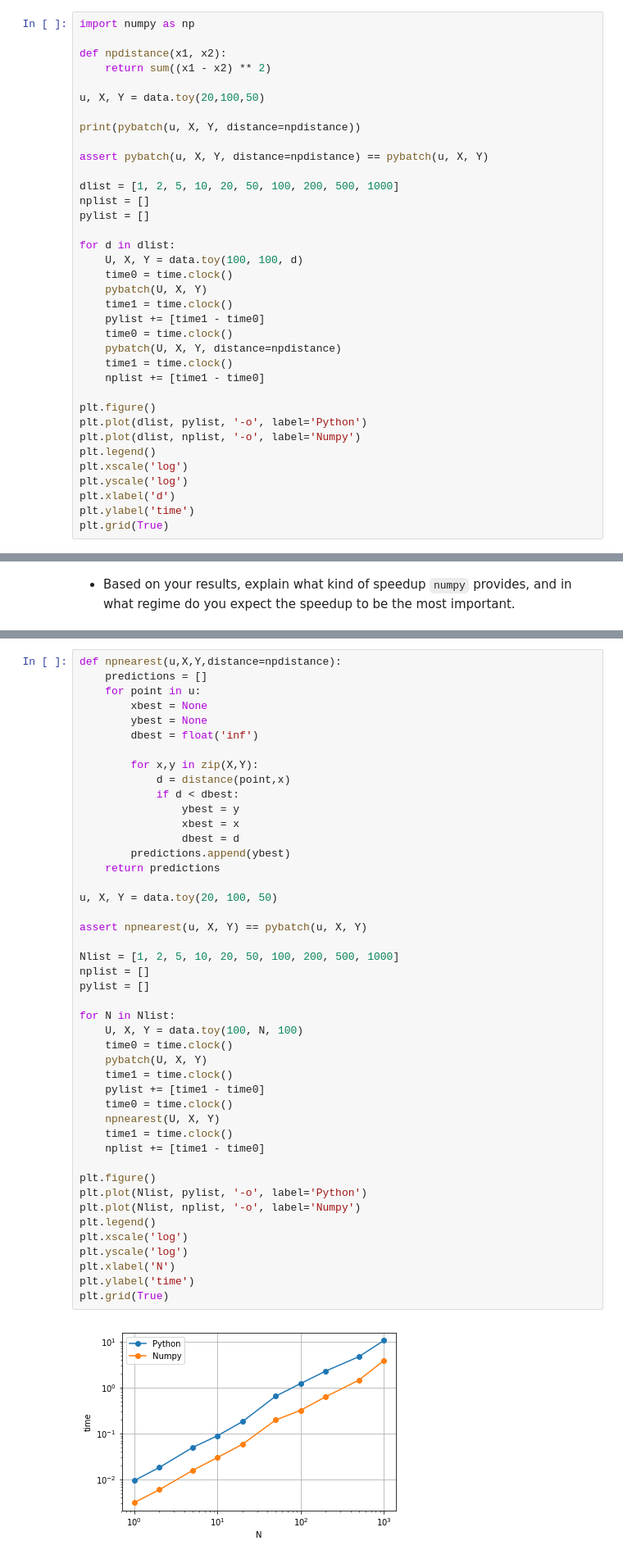
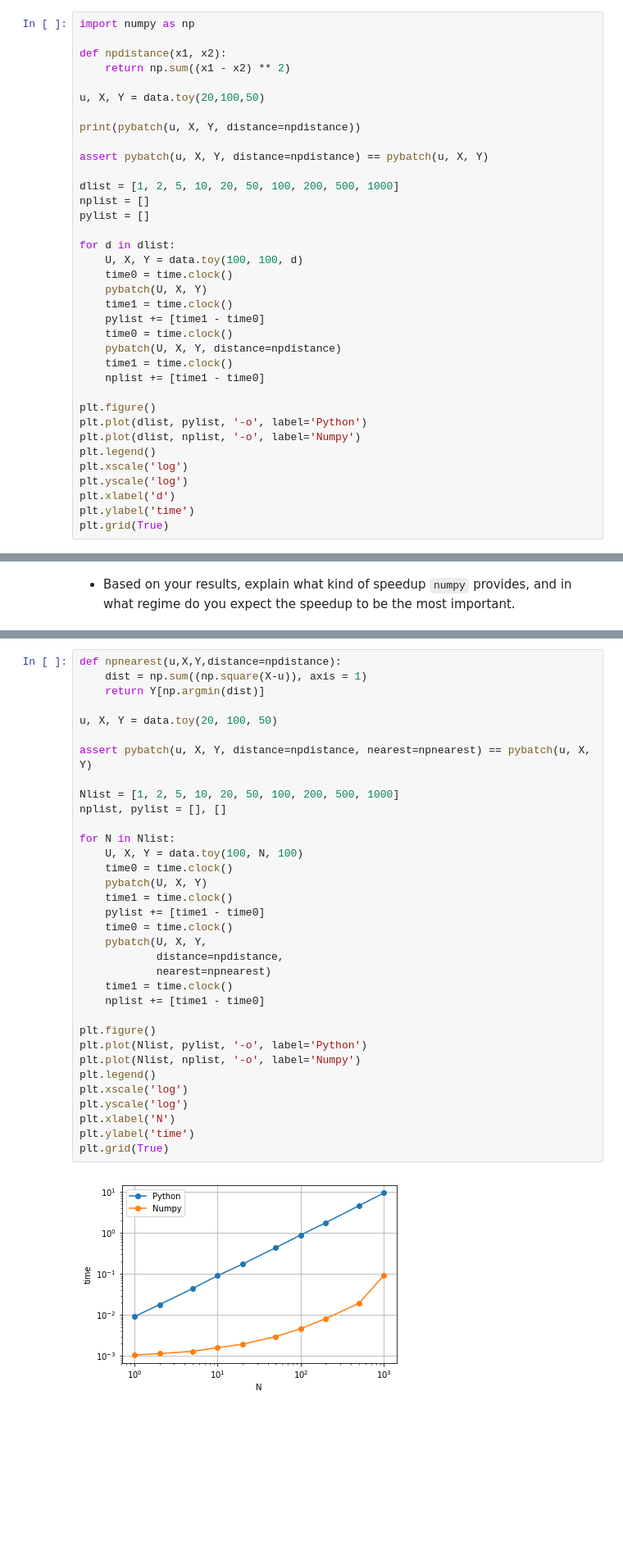
Before and after one commit to thsis/Python_ML, a Jupyter notebook: py4ml2.ipynb, the cells around one changed output, grey strips where cells are left out. Shown at 82% size. Drawn from its saved outputs; the diff is of its cells as text; blank space fills up the shorter version.

```diff
--- a/py4ml2.ipynb
+++ b/py4ml2.ipynb
@@ -97,7 +97,7 @@ In this first exercise, we would like to accelerate the function that compute pa
 import numpy as np
 
 def npdistance(x1, x2):
-    return sum((x1 - x2) ** 2)
+    return np.sum((x1 - x2) ** 2)
 
 u, X, Y = data.toy(20,100,50)
 
@@ -146,51 +151,40 @@ Motivated by the success of the `numpy` optimized distance computation, we would
 * Create a plot similar to the one above, where the new method is compared to the previous one. Here, we fix `M=100`, `d=100`, and we let `N` take different values `[1, 2, 5, 10, 20, 50, 100, 200, 500, 1000]`.
 # %%
 def npnearest(u,X,Y,distance=npdistance):
-    predictions = []
-    for point in u:
-        xbest = None
-        ybest = None
-        dbest = float('inf')
-
-        for x,y in zip(X,Y):
-            d = distance(point,x)
-            if d < dbest:
-                ybest = y
-                xbest = x
-                dbest = d
-        predictions.append(ybest)
-    return predictions
+    dist = np.sum((np.square(X-u)), axis = 1)
+    return Y[np.argmin(dist)]
 
 u, X, Y = data.toy(20, 100, 50)
 
-assert npnearest(u, X, Y) == pybatch(u, X, Y)
+assert pybatch(u, X, Y, distance=npdistance, nearest=npnearest) == pybatch(u, X, Y)
 
 Nlist = [1, 2, 5, 10, 20, 50, 100, 200, 500, 1000]
-nplist = []
-pylist = []
+nplist, pylist = [], []
 
 for N in Nlist:
     U, X, Y = data.toy(100, N, 100)
     time0 = time.clock()
     pybatch(U, X, Y)
     time1 = time.clock()
     pylist += [time1 - time0]
     time0 = time.clock()
-    npnearest(U, X, Y)
+    pybatch(U, X, Y,
+            distance=npdistance,
+            nearest=npnearest)
     time1 = time.clock()
     nplist += [time1 - time0]
 
 plt.figure()
 plt.plot(Nlist, pylist, '-o', label='Python')
 plt.plot(Nlist, nplist, '-o', label='Numpy')
 plt.legend()
 plt.xscale('log')
 plt.yscale('log')
 plt.xlabel('N')
 plt.ylabel('time')
 plt.grid(True)
 # %% [output]
-[figure, old version]
+[figure, new version]
 # %% [markdown]
 * Based on your results, explain what kind of speedup this further optimization provides, and in what regime the speedup is the most significant.
 # %% [markdown]
```
Also changed, not shown: parts of 11 cells of this notebook, 1 other file.
